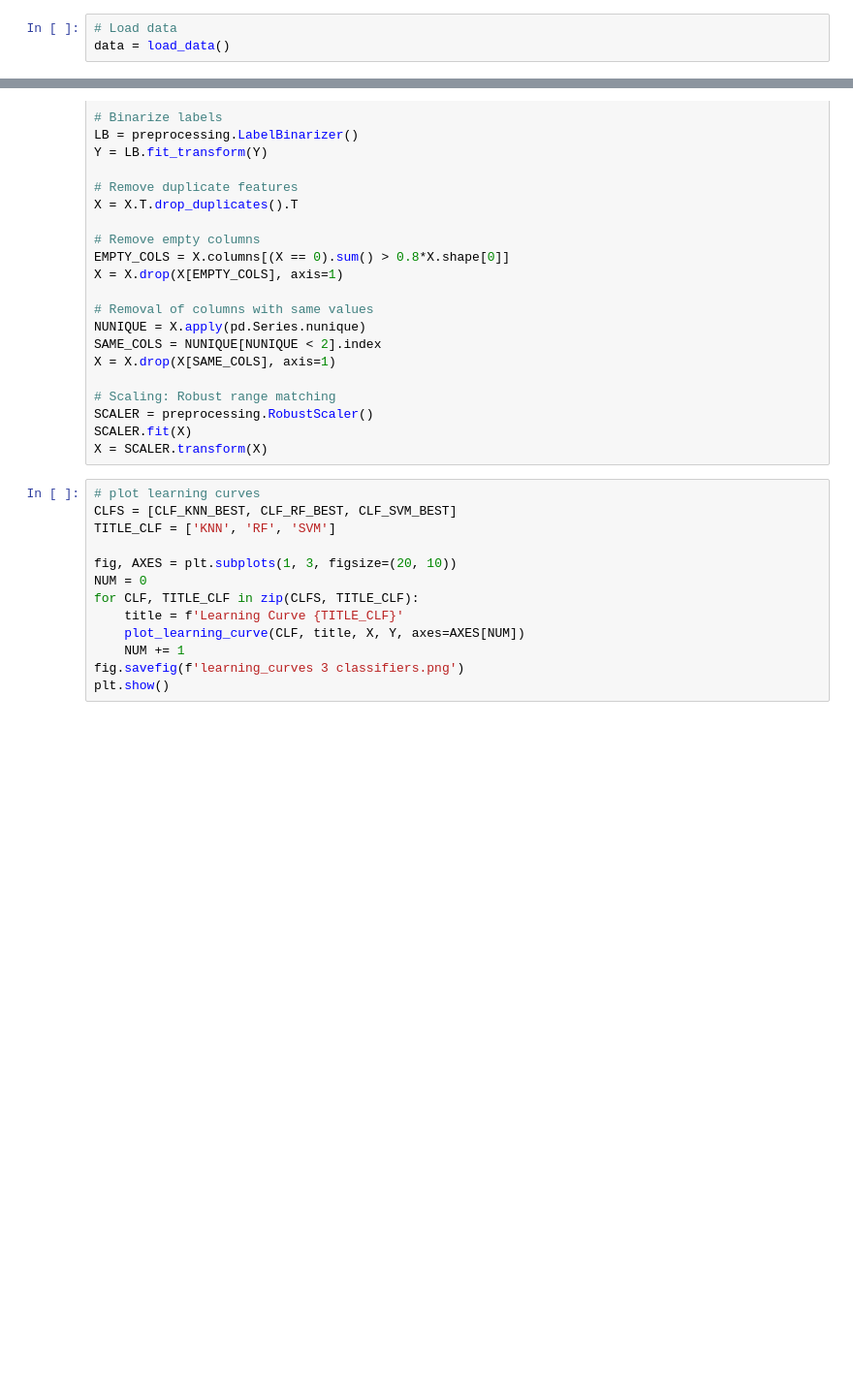
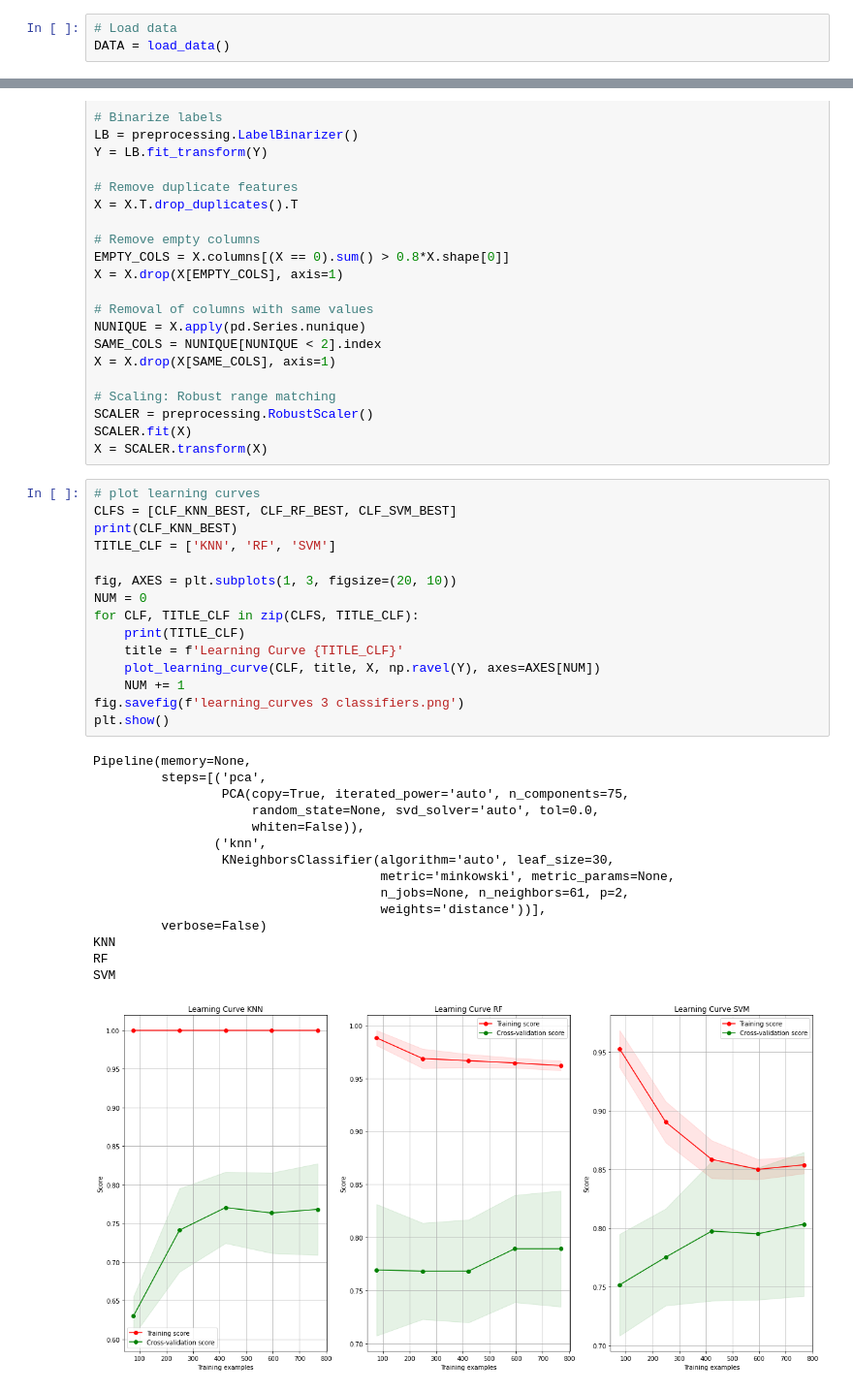
Before and after one commit to dvanderkaaij/TM10007_PROJECT, a Jupyter notebook: alz_assignment.ipynb, the cells around one changed output, grey strips where cells are left out. Shown: that part at 97% size. Saved outputs shown, nothing was run; the diff lists cells and outputs as text; blank space fills up the shorter version.

```diff
--- a/alz_assignment.ipynb
+++ b/alz_assignment.ipynb
@@ -58,7 +64,7 @@ def plot_learning_curve(estimator, title, X, y, axes=None,
     return plt
 # %%
 # Load data
-data = load_data()
+DATA = load_data()
 # %%
 # Describe data
 AMOUNT_SAMPLES = len(DATA.index)
@@ -310,16 +336,34 @@ X = SCALER.transform(X)
 # %%
 # plot learning curves
 CLFS = [CLF_KNN_BEST, CLF_RF_BEST, CLF_SVM_BEST]
+print(CLF_KNN_BEST)
 TITLE_CLF = ['KNN', 'RF', 'SVM']
 
 fig, AXES = plt.subplots(1, 3, figsize=(20, 10))
 NUM = 0
 for CLF, TITLE_CLF in zip(CLFS, TITLE_CLF):
+    print(TITLE_CLF)
     title = f'Learning Curve {TITLE_CLF}'
-    plot_learning_curve(CLF, title, X, Y, axes=AXES[NUM])
+    plot_learning_curve(CLF, title, X, np.ravel(Y), axes=AXES[NUM])
     NUM += 1
 fig.savefig(f'learning_curves 3 classifiers.png')
 plt.show()
+# %% [output]
+Pipeline(memory=None,
+         steps=[('pca',
+                 PCA(copy=True, iterated_power='auto', n_components=75,
+                     random_state=None, svd_solver='auto', tol=0.0,
+                     whiten=False)),
+                ('knn',
+                 KNeighborsClassifier(algorithm='auto', leaf_size=30,
+                                      metric='minkowski', metric_params=None,
+                                      n_jobs=None, n_neighbors=61, p=2,
+                                      weights='distance'))],
+         verbose=False)
+KNN
+RF
+SVM
+[figure, added]
 # %%
 # get results
 
```
Also changed, not shown: parts of 6 cells of this notebook, 10 other files.
